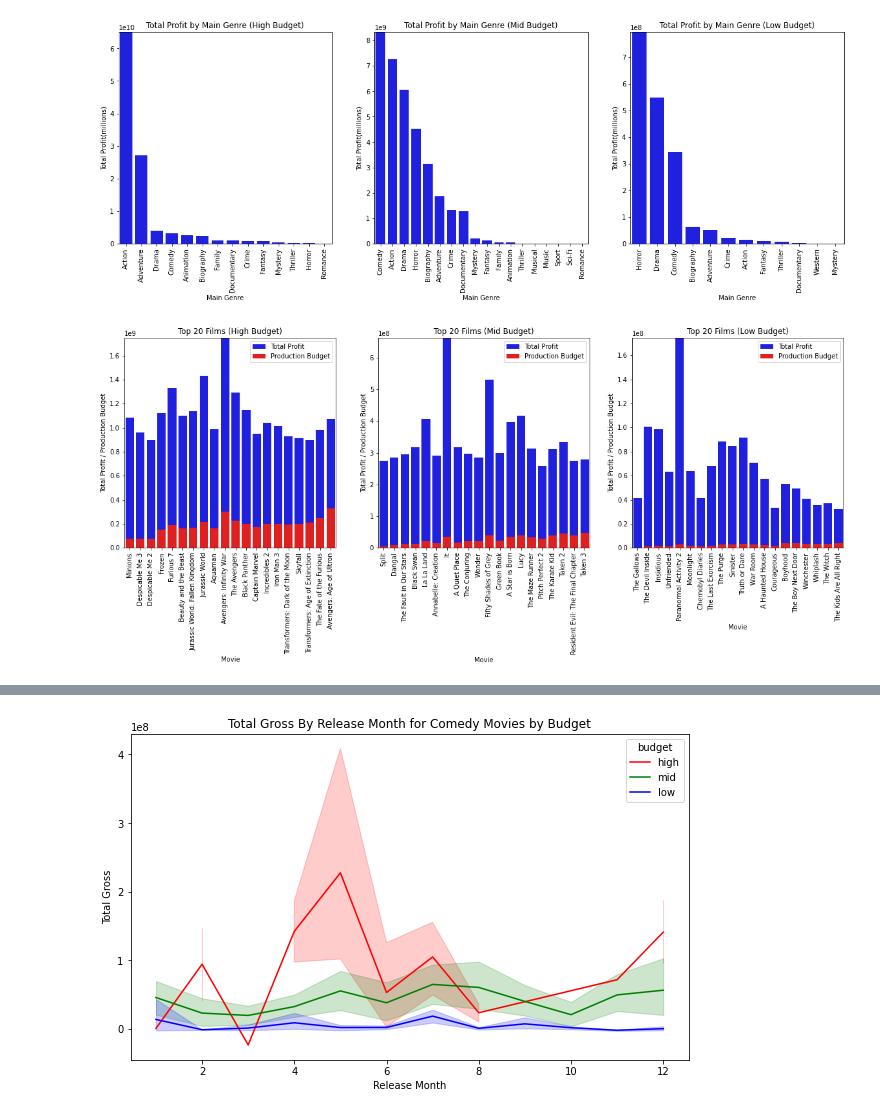
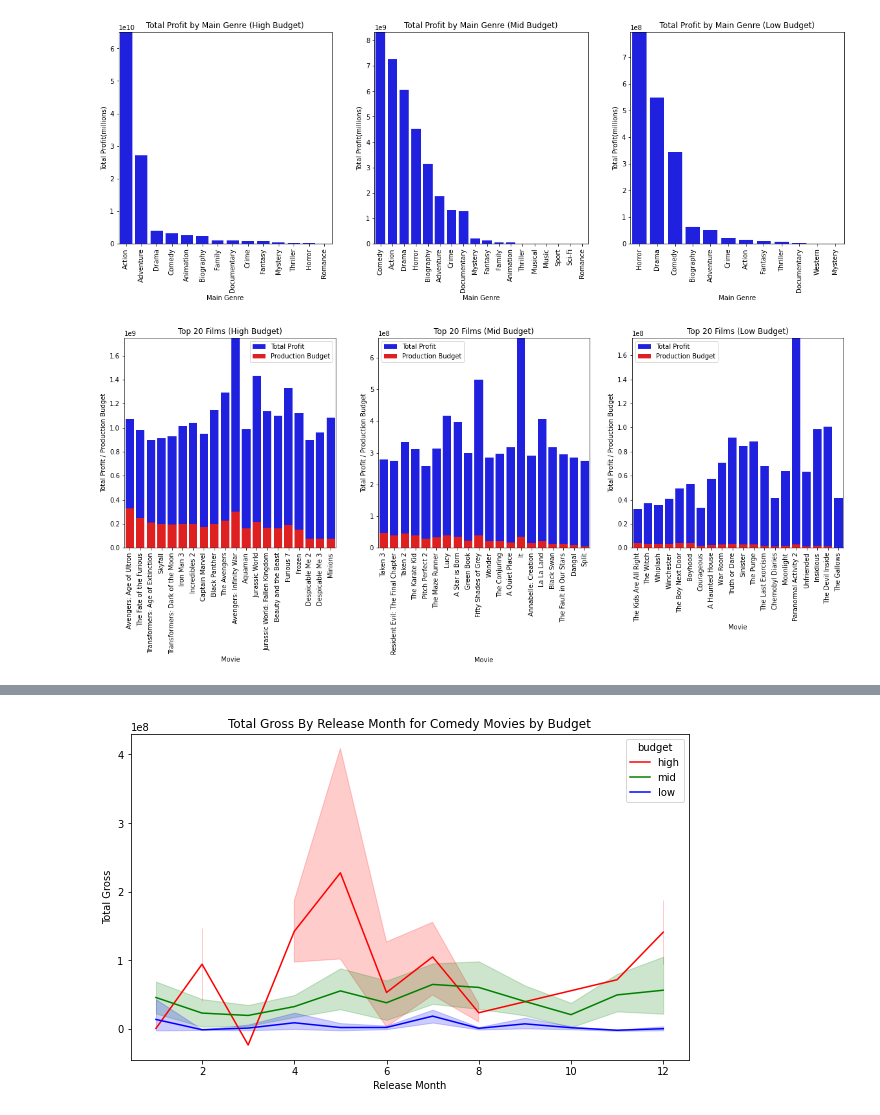
Before and after one commit to lillianlakes/box-office-films, a Jupyter notebook: Stuart_movie_data_notebook.ipynb, the cells around one changed output, grey strips where cells are left out. Drawn from its saved outputs; the diff is of its cells as text; code cells hidden in the pictures.

```diff
--- a/Stuart_movie_data_notebook.ipynb
+++ b/Stuart_movie_data_notebook.ipynb
@@ -59,6 +59,8 @@ movie_data.describe()
 | 50% | 7.000000 | 2014.00000 | 2.200000e+07 | 2.537998e+07 | 1.953124e+07 | 4.750850e+07 | ... |
 | 75% | 10.000000 | 2016.00000 | 5.020000e+07 | 6.457518e+07 | 8.080000e+07 | 1.498046e+08 | ... |
 | max | 12.000000 | 2019.00000 | 4.106000e+08 | 7.000596e+08 | 1.369319e+09 | 2.048134e+09 | ... |
+# %%
+movie_data["ROI"] = (((movie_data["worldwide_gross"] - movie_data["production_budget"]) / movie_data["production_budget"]) * 100).round(2)
 # %%
 high_budget = movie_data[movie_data['budget'].str.contains('high')]
 mid_budget = movie_data[movie_data['budget'].str.contains('mid')]
@@ -109,9 +111,9 @@ mid_budget_top20 = movie_data[movie_data['budget'] == 'mid'].sort_values(by='tot
 low_budget_top20 = movie_data[movie_data['budget'] == 'low'].sort_values(by='total_profit', ascending=False).head(20)
 
 # sort the movie_data dataframe by total_profit_margin in descending order and select the top 20 for each budget category
-high_budget_top20 = high_budget_top20.sort_values(by='total_profit_margin', ascending=False)
-mid_budget_top20 = mid_budget_top20.sort_values(by='total_profit_margin', ascending=False)
-low_budget_top20 = low_budget_top20.sort_values(by='total_profit_margin', ascending=False)
+high_budget_top20 = high_budget_top20.sort_values(by='ROI', ascending=True)
+mid_budget_top20 = mid_budget_top20.sort_values(by='ROI', ascending=True)
+low_budget_top20 = low_budget_top20.sort_values(by='ROI', ascending=True)
 
 # create a matrix plot
 fig, axs = plt.subplots(1, 3, figsize=(20, 6))
@@ -119,34 +121,34 @@ fig, axs = plt.subplots(1, 3, figsize=(20, 6))
 # plot the bar charts
 sns.barplot(x='movie', y='total_profit', data=high_budget_top20, color='b', ax=axs[0], label='Total Profit')
 sns.barplot(x='movie', y='production_budget', data=high_budget_top20, color='r', ax=axs[0], label='Production Budget')
 sns.barplot(x='movie', y='total_profit', data=mid_budget_top20, color='b', ax=axs[1], label='Total Profit')
 sns.barplot(x='movie', y='production_budget', data=mid_budget_top20, color='r', ax=axs[1], label='Production Budget')
 sns.barplot(x='movie', y='total_profit', data=low_budget_top20, color='b', ax=axs[2], label='Total Profit')
 sns.barplot(x='movie', y='production_budget', data=low_budget_top20, color='r', ax=axs[2], label='Production Budget')
 
 # set titles and labels
 axs[0].set_title('Top 20 Films (High Budget)')
 axs[1].set_title('Top 20 Films (Mid Budget)')
 axs[2].set_title('Top 20 Films (Low Budget)')
 axs[0].set_xlabel('Movie')
 axs[1].set_xlabel('Movie')
 axs[2].set_xlabel('Movie')
 axs[0].set_ylabel('Total Profit / Production Budget')
 axs[1].set_ylabel('Total Profit / Production Budget')
 axs[2].set_ylabel('Total Profit / Production Budget')
 axs[0].tick_params(axis='x', labelrotation=90)
 axs[1].tick_params(axis='x', labelrotation=90)
 axs[2].tick_params(axis='x', labelrotation=90)
 axs[0].set_ylim([0, max(high_budget_top20['total_profit'])])
 axs[1].set_ylim([0, max(mid_budget_top20['total_profit'])])
 axs[2].set_ylim([0, max(low_budget_top20['total_profit'])])
 axs[0].legend()
 axs[1].legend()
 axs[2].legend()
 
 plt.show()
 # %% [output]
-[figure, old version]
+[figure, new version]
 # %%
 # create a new dataframe with total gross and year from high, mid, and low budget df where genre is action
 action_movies = movie_data[movie_data['main_genre'] == 'Action']
```
Also changed, not shown: parts of 5 cells of this notebook.
